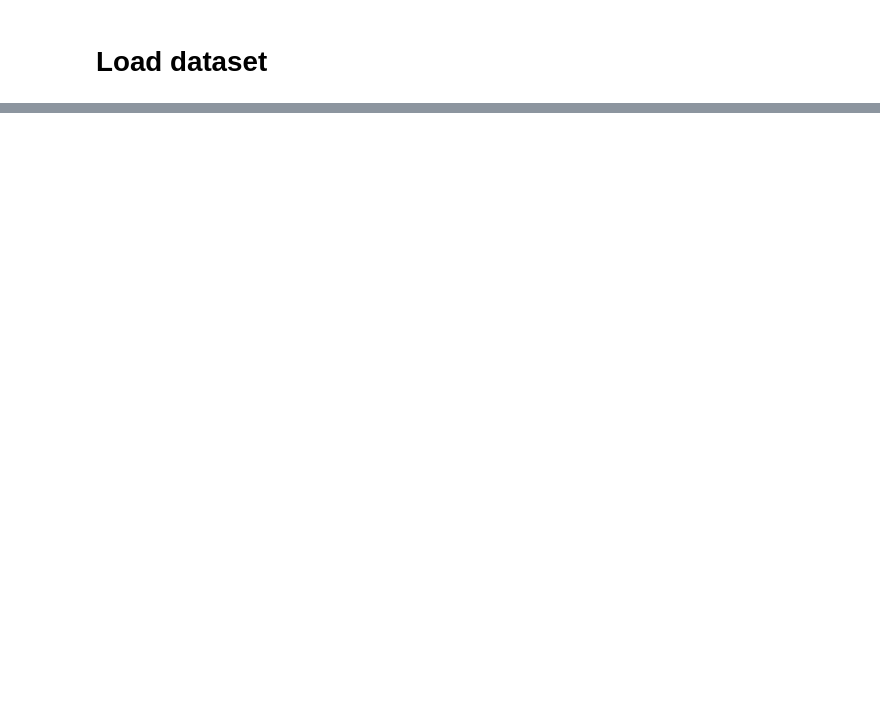
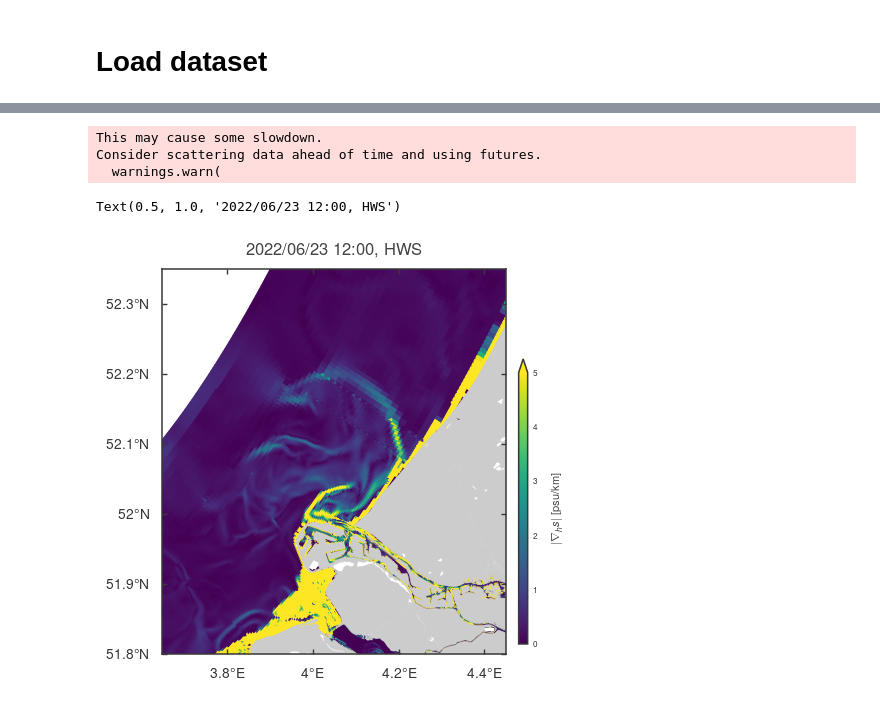
Before and after one commit to mgeraeds/pysva, a Jupyter notebook: notebooks/01_testing.ipynb, the cells around one changed output, grey strips where cells are left out. Drawn from its saved outputs; the diff is of its cells as text; code cells hidden in the pictures; blank space fills up the shorter version.

```diff
--- a/notebooks/01_testing.ipynb
+++ b/notebooks/01_testing.ipynb
@@ -519,0 +714,2 @@ sva
+# %%
+gradient = compute_gradient_on_face(sva_obj, sva_obj.tracer)
@@ -519,0 +721,16 @@ sva
+# %%
+# > Get grid
+grid = uds.grid
+
+# > Get dimension and grid names
+dimn_maxfn = grid.to_dataset().mesh2d.attrs['max_face_nodes_dimension']
+dimn_faces = grid.face_dimension
+dimn_edges = grid.edge_dimension
+fill_value = grid.fill_value
+gridname = grid.name
+dimn_maxef = f'{gridname}_nMax_edge_faces'
+dimn_layer, dimn_interfaces = get_vertical_dimensions(uds)
+dimn_cart = f'{gridname}_nCartesian_coords'
+
+# > Determine varname from the provided array
+varname = uda.name
@@ -519,0 +925,4 @@ sva
+# %%
+salinity_gradient = np.sqrt(gradient.isel({dimn_cart:0})**2 + gradient.isel({dimn_cart:1})**2)
+# %%
+salinity_gradient_wgs84 = salinity_gradient.ugrid.to_crs('WGS84')
@@ -519,0 +969,24 @@ sva
+# %%
+t = '2022/06/23 12:00'
+fig, ax = plt.subplots(FigureClass=GeneralPlot, figsize=(6,5))
+bg = plot_basic_background(ax=ax, crs='WGS84', zorder=1)
+pc = (salinity_gradient_wgs84*1000).isel(mesh2d_nLayers=45).sel(time=t).ugrid.sel(y=slice(51.8, 52.4), x=slice(3.6, 4.5)).ugrid.plot(ax=ax,add_labels=False, add_colorbar=False, vmax=5, zorder=0)
+
+# add colorbar
+cax = fig.add_axes([ax.get_position().x1 + 0.01, ax.get_position().y0 + 0.02, 0.015, ax.get_position().height - 0.2])
+cax.tick_params(axis=u'both', which=u'both', length=0)
+
+# cbar limits + others
+ax.set_ylim(51.8, 52.35)
+ax.set_xlim(3.65, 4.45)
+cb = plt.colorbar(pc, cax=cax, extend='max')
+tracer_string = r'$|\nabla_h s|$ [psu/km]'
+cb.set_label(f'{tracer_string}', labelpad=10, fontsize=8)
+cb.ax.tick_params(labelsize=6)
+ax.set_title(f'{t}, HWS')
+# %% [output]
+This may cause some slowdown.
+Consider scattering data ahead of time and using futures.
+  warnings.warn(
+Text(0.5, 1.0, '2022/06/23 12:00, HWS')
+[figure, added]
```
Also changed, not shown: parts of 72 cells of this notebook.
